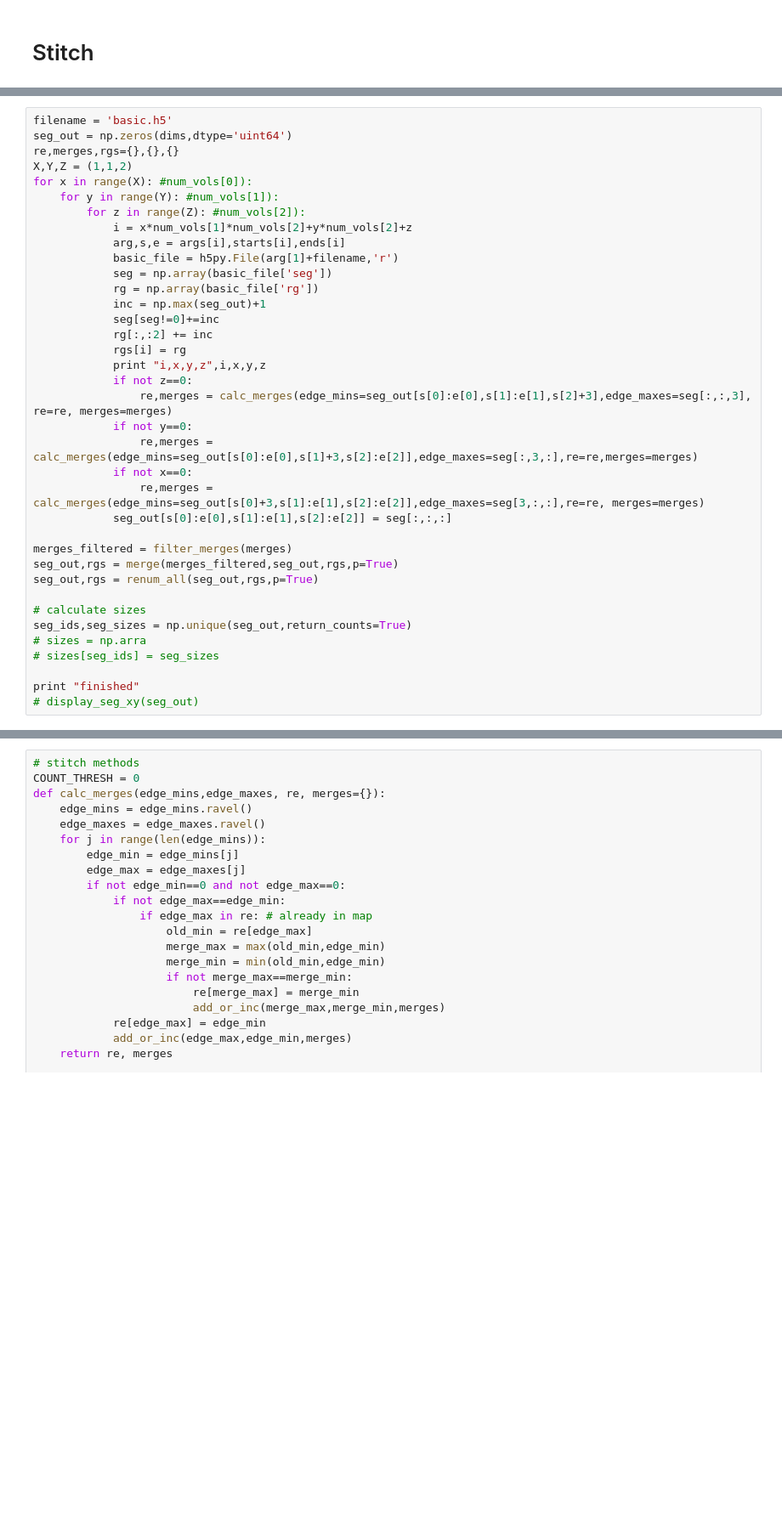
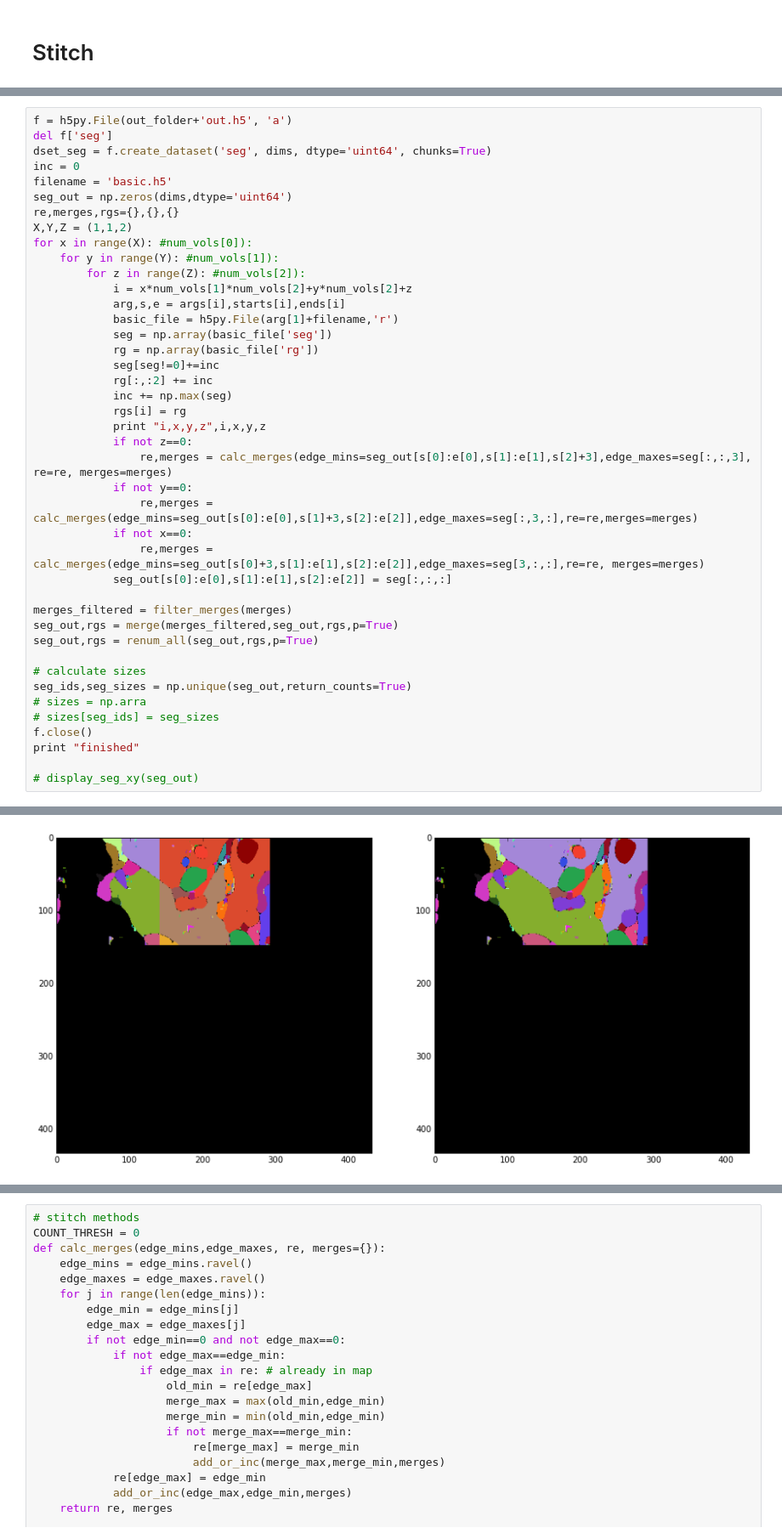
Before and after one commit to csinva/conv-net-scripts, a Jupyter notebook: src_cython/par_tests_3.ipynb, the cells around one changed output, grey strips where cells are left out. Shown at 85% size. Saved outputs shown, nothing was run; the diff lists cells and outputs as text; blank space fills up the shorter version.

Commit message:
create seg dset

```diff
--- a/src_cython/par_tests_3.ipynb
+++ b/src_cython/par_tests_3.ipynb
@@ -106,4 +99,8 @@ f.close()
 # %%
+f = h5py.File(out_folder+'out.h5', 'a')
+del f['seg']
+dset_seg = f.create_dataset('seg', dims, dtype='uint64', chunks=True)
+inc = 0
 filename = 'basic.h5'
 seg_out = np.zeros(dims,dtype='uint64')
 re,merges,rgs={},{},{}
@@ -116,9 +113,9 @@ for x in range(X): #num_vols[0]):
             basic_file = h5py.File(arg[1]+filename,'r')
             seg = np.array(basic_file['seg'])
             rg = np.array(basic_file['rg'])
-            inc = np.max(seg_out)+1
             seg[seg!=0]+=inc
             rg[:,:2] += inc
+            inc += np.max(seg)
             rgs[i] = rg
             print "i,x,y,z",i,x,y,z
             if not z==0:
@@ -137,8 +134,9 @@ seg_out,rgs = renum_all(seg_out,rgs,p=True)
 seg_ids,seg_sizes = np.unique(seg_out,return_counts=True)
 # sizes = np.arra
 # sizes[seg_ids] = seg_sizes
+f.close()
+print "finished"
 
-print "finished"
 # display_seg_xy(seg_out)
 # %% [output]
 i,x,y,z 0 0 0 0
@@ -146,0 +148 @@ i,x,y,z 1 0 0 1
+[figure, added]
```
Also changed, not shown: parts of 6 cells of this notebook.
